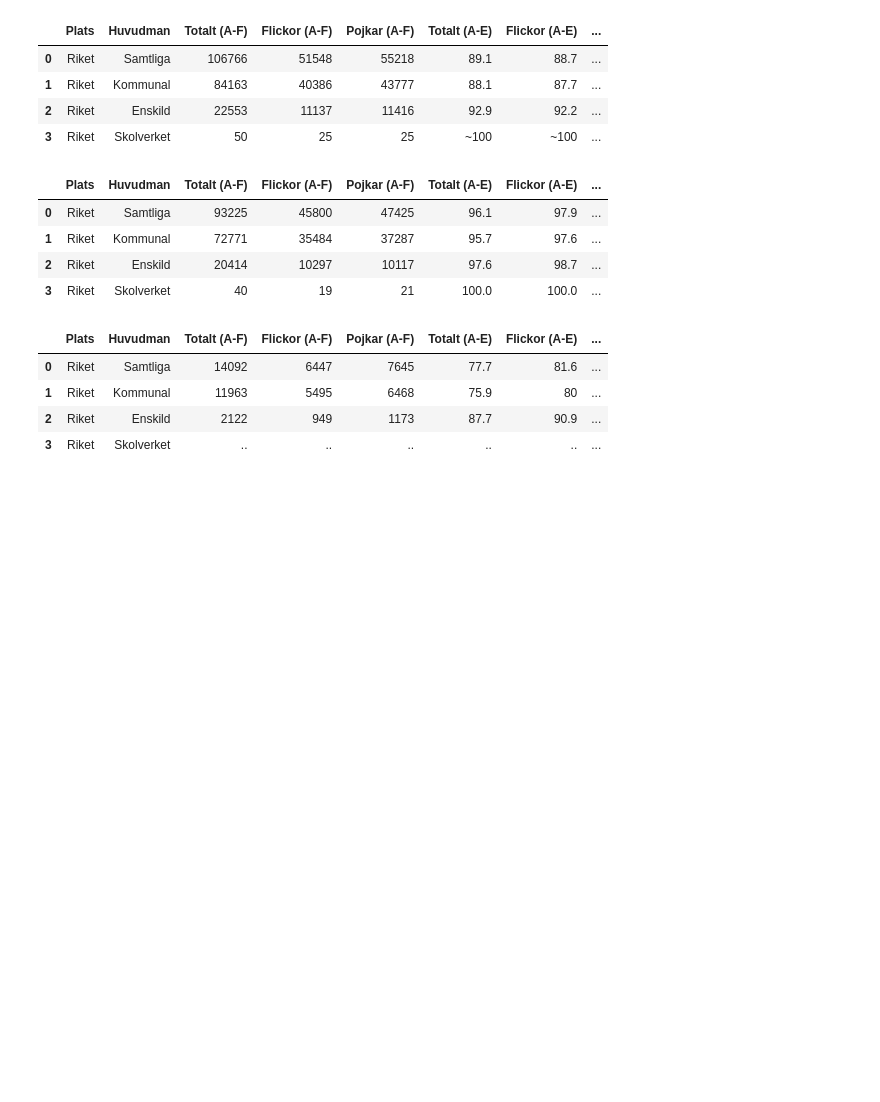
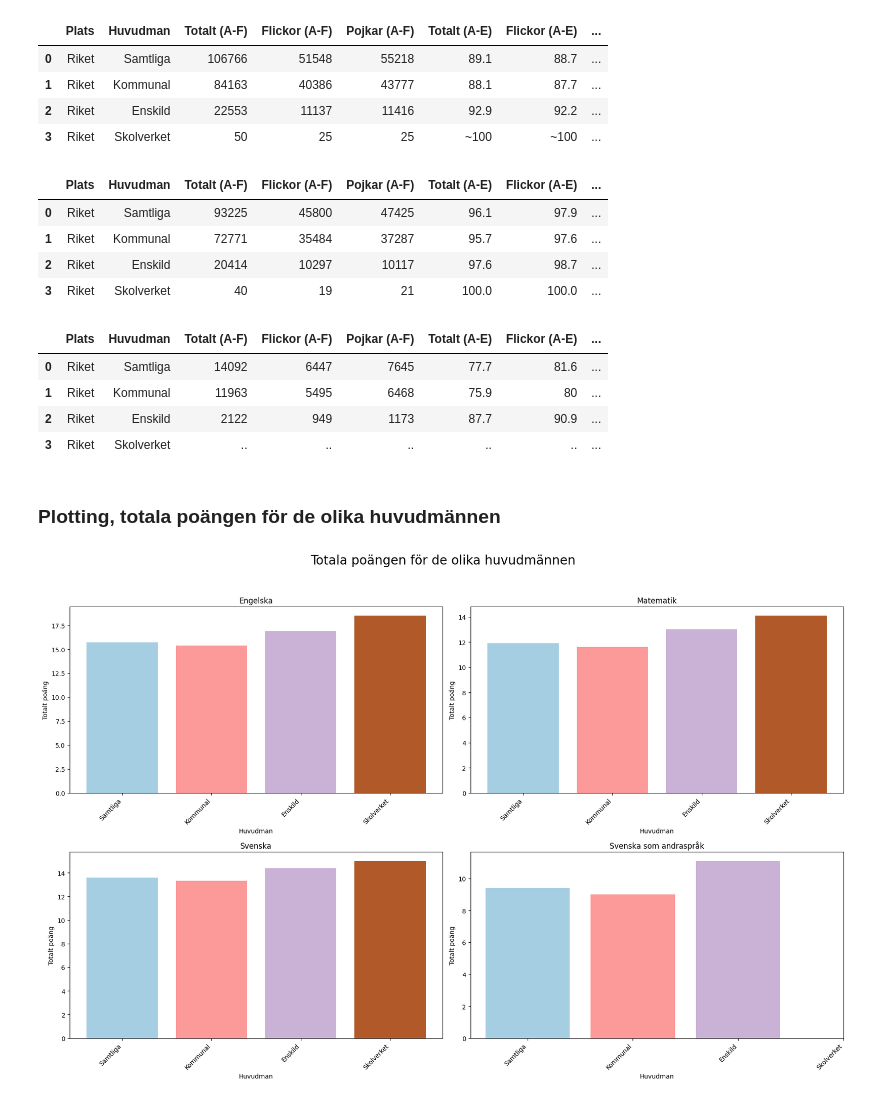
Before and after one commit to linehanna/Python-course-repo, a Jupyter notebook: Visualiseringar/Riketlabb.ipynb, the cells around one changed output. Cells and saved outputs as stored; diff of their text form; code cells hidden in the pictures; blank space fills up the shorter version.

Commit message:
Plotting bar chart

```diff
--- a/Visualiseringar/Riketlabb.ipynb
+++ b/Visualiseringar/Riketlabb.ipynb
@@ -53,3 +62,46 @@ df.head()
 | 1 | Riket | Kommunal | 11963 | 5495 | 6468 | 75.9 | 80 | ... |
 | 2 | Riket | Enskild | 2122 | 949 | 1173 | 87.7 | 90.9 | ... |
 | 3 | Riket | Skolverket | .. | .. | .. | .. | .. | ... |
+# %% [markdown]
+### Plotting, totala poängen för de olika huvudmännen
+# %%
+filepath = r"C:\filer\riket2023_åk9_np (2).xlsx"
+
+sheet_names = ['Engelska', 'Matematik', 'Svenska', 'Svenska som andraspråk']
+
+colnames = ['Plats', 'Huvudman', 'Totalt (A-F)', 'Flickor (A-F)',
+            'Pojkar (A-F)', 'Totalt (A-E)', 'Flickor (A-E)',
+            'Pojkar (A-E)', 'Totalt (poäng)', 'Flickor (poäng)', 'Pojkar (Poäng)']
+
+#----2x2 grid med subplottar
+fig, axs = plt.subplots(2, 2, figsize=(18, 12))
+fig.suptitle("Totala poängen för de olika huvudmännen", fontsize=20)
+
+#----Flatten/Platta ut 2D array till 1D array
+axs = axs.ravel()
+
+for i, subject in enumerate(sheet_names):
+    df = pd.read_excel(filepath, skiprows=8, sheet_name=subject)
+    df.columns = colnames[:len(df.columns)]
+
+    #----Använder huvudman som kategori och totalt (poäng) som värden
+    kategorier = df["Huvudman"]
+    values = pd.to_numeric(df["Totalt (poäng)"], errors="coerce")
+
+    #----Här skapar jag en lista med färger som matchar kategorierna
+    colors = plt.cm.Paired(np.linspace(0,1, len(kategorier)))#colormap
+
+    #----Stapeldiagram
+    ax = axs[i]
+    ax.bar(kategorier, values, color=colors)
+    ax.set_title(subject)
+    ax.set_xlabel("Huvudman")
+    ax.set_ylabel("Totalt poäng")
+    ax.set_xticks(np.arange(len(kategorier)))
+    ax.set_xticklabels(kategorier, rotation=45, ha="right")
+
+    #----Justerar layout
+plt.tight_layout(rect=[0, 0, 1, 0.95])
+plt.show()
+# %% [output]
+[figure, added]
```
Also changed, not shown: parts of 2 cells of this notebook.
